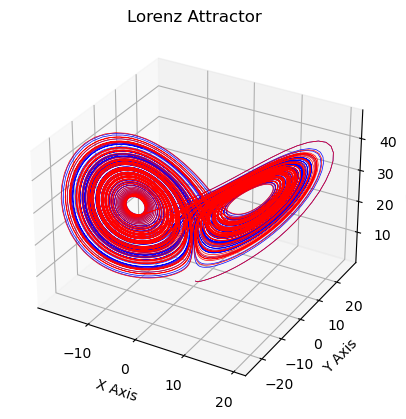
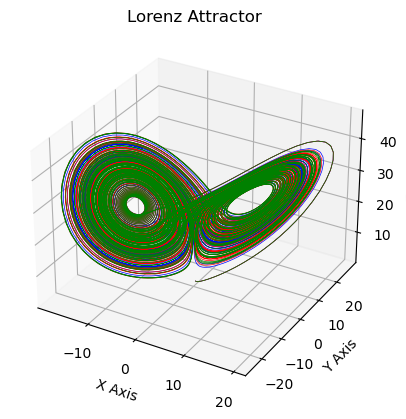
Code edit (unified diff) that turned the first committed figure into the second:
--- before
+++ after
@@ -3,10 +3,16 @@
 t = np.linspace(0, totalTime, numTimeSteps)
 testCase11 = lorenz1963(28, 8/3, 10, 1000, np.array([1, 2, 3]))
+#NOTE I try to set the atol and rtol to fix the integrator to be an RK4 and not an RK45
+# not sure if I made a mistake as the algorithms do not exactly align
 lorenz_ivp_sol = solve_ivp(testCase11.statesDot, (0, totalTime), initialCondition, method="RK45", t_eval=None, max_step=deltaT, atol=1, rtol=1)
+lorenz_ivp_sol1 = solve_ivp(testCase11.statesDot, (0, totalTime), initialCondition, method="RK45", t_eval=None, max_step=deltaT)
+
 ax = plt.figure().add_subplot(projection='3d')
 da_sol = lorenz_ivp_sol.y
+da_45_sol = lorenz_ivp_sol1.y
 
 ax.plot(*lorenzRK4.states.T, 'b', lw=0.5)
 ax.plot(*da_sol, 'r', lw=0.5)
+ax.plot(*da_45_sol, 'g', lw=0.5)
 ax.set_xlabel("X Axis")
 ax.set_ylabel("Y Axis")

Commit: renaming files to avoid any path/module confusion